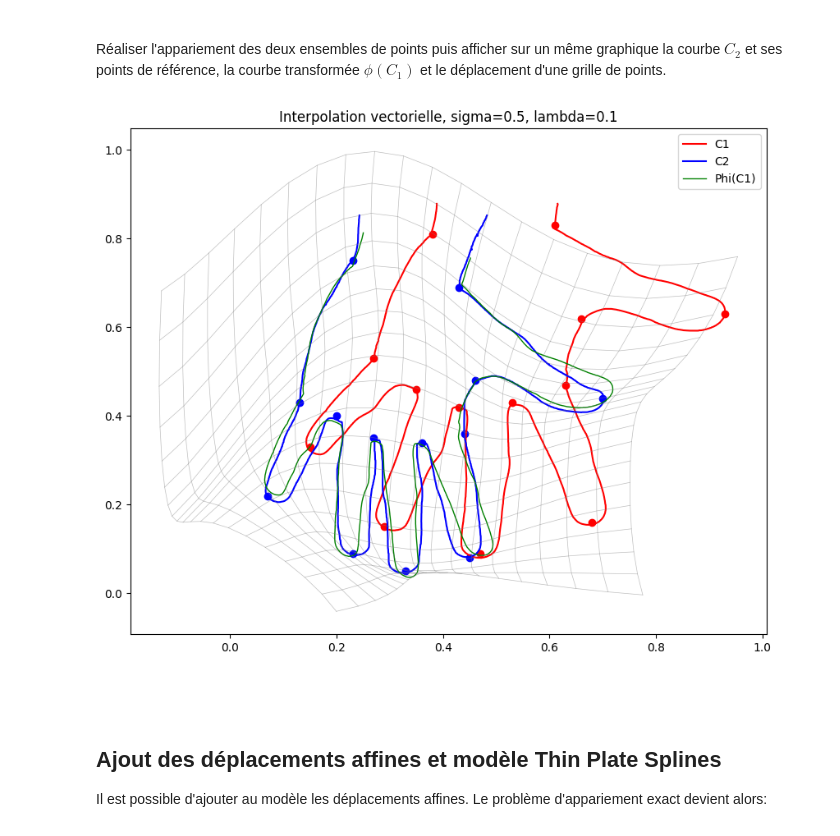
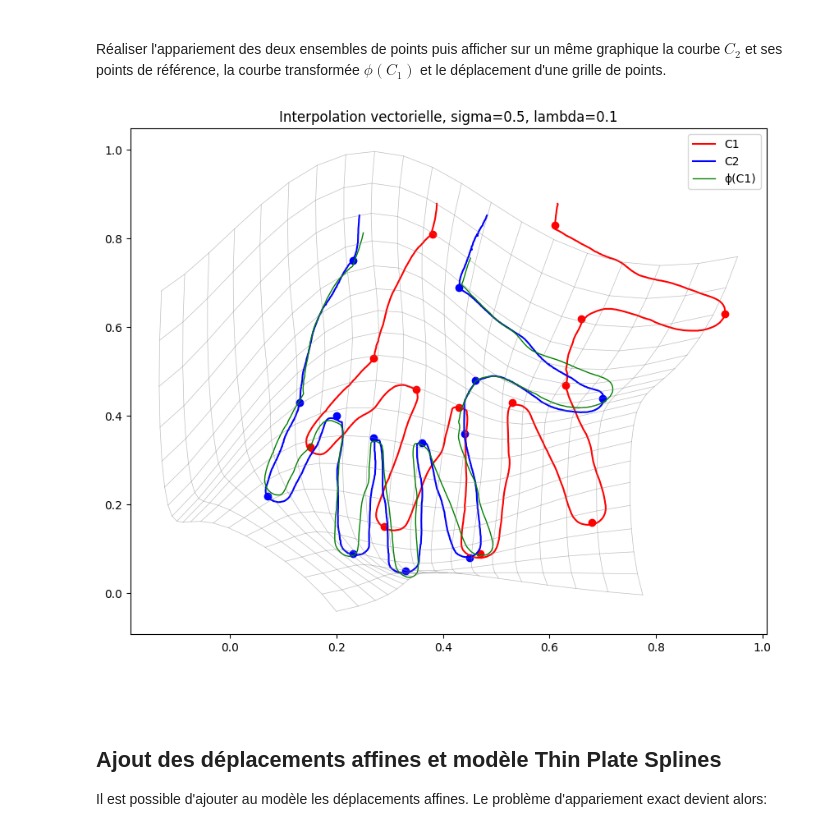
Before and after one commit to pbarbarant/gef24, a Jupyter notebook: TP1/TP1_GEF_session.ipynb, the cells around one changed output. Saved outputs shown, nothing was run; the diff lists cells and outputs as text; code cells hidden in the pictures.

```diff
--- a/TP1/TP1_GEF_session.ipynb
+++ b/TP1/TP1_GEF_session.ipynb
@@ -567,31 +577,31 @@ Réaliser l'appariement des deux ensembles de points puis afficher sur un même
 # %%
 sigma = 0.5
 gamma = z-y
 t = np.linspace(0,1,20)
 X1, X2 = np.meshgrid(t,t)
 V1, V2 = InterpGrid2D(X1,X2,y,gamma,gauss(sigma))
-C1_deformed = C1 + Interp(C1, y, gamma, gauss(sigma), l=0.1)
+C1_deformed = C1 + Interp(C1, y, gamma, gauss(sigma), l=0.1) # déformation de C1 avec contrainte relaxée
 
 X1_deformed = X1 + V1
 X2_deformed = X2 + V2
 
 plt.plot(C1[:,0],C1[:,1], label="C1", color='r')
 plt.plot(C2[:,0],C2[:,1], label="C2", color='b')
-plt.plot(C1_deformed[:,0],C1_deformed[:,1], color='g', linestyle='-', linewidth=1, label="Phi(C1)")
+plt.plot(C1_deformed[:,0],C1_deformed[:,1], color='g', linestyle='-', linewidth=1, label="ɸ(C1)")
 
 # Plot de la déformation de la grille
 plt.plot(X1_deformed, X2_deformed, color='gray', linestyle='-', linewidth=0.5, alpha=0.5)
 plt.plot(X1_deformed.T, X2_deformed.T, color='gray', linestyle='-', linewidth=0.5, alpha=0.5)
 
 # Plot des landmarks
 plt.scatter(y[:,0],y[:,1],color='r')
 plt.scatter(z[:,0],z[:,1],color='b')
 
 plt.legend()
 plt.title(f"Interpolation vectorielle, sigma={sigma}, lambda={l}")
 plt.show()
 # %% [output]
-[figure, old version]
+[figure, new version]
 # %% [markdown]
 <br>
 <br>
```
Also changed, not shown: parts of 13 cells of this notebook.
